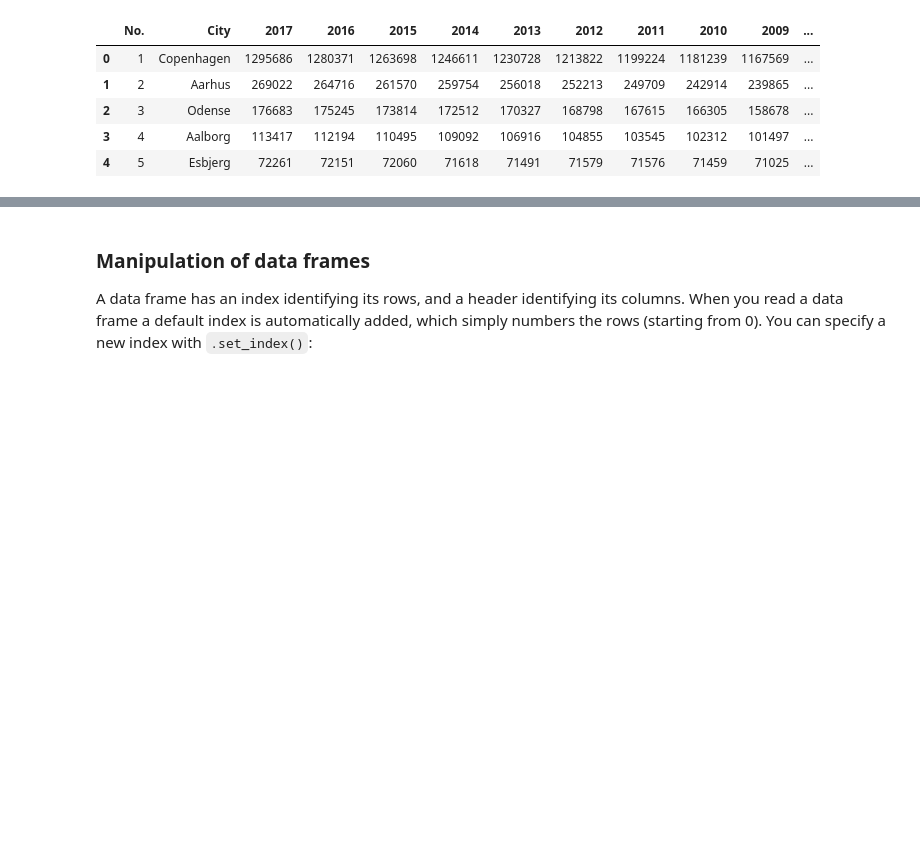
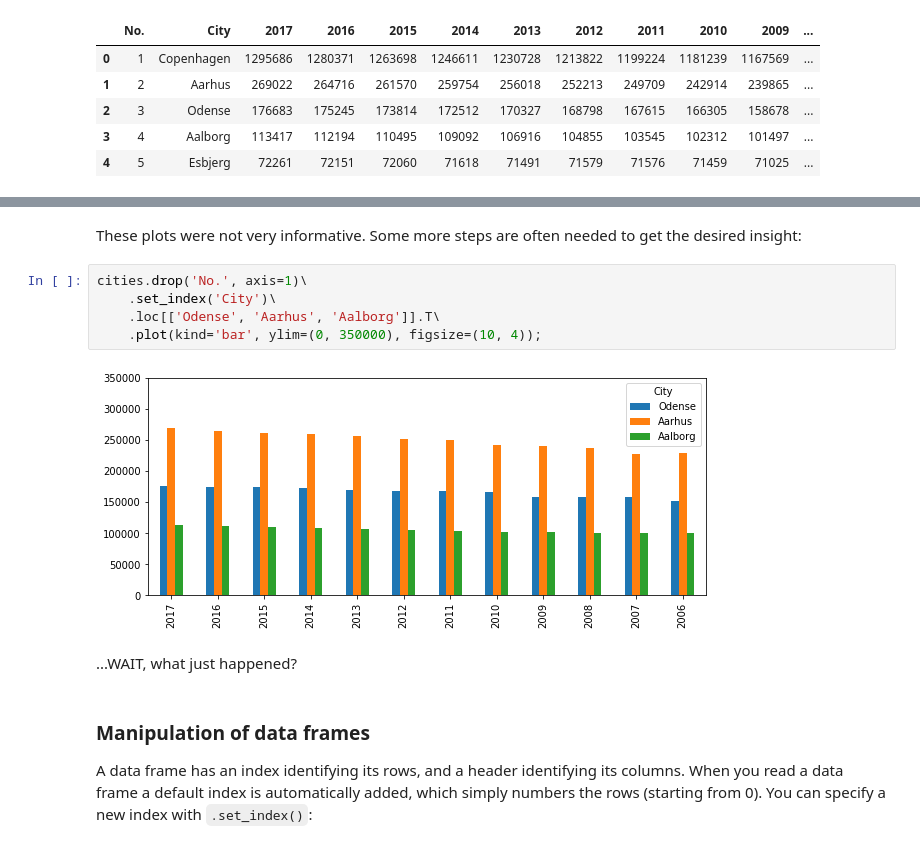
Before and after one commit to krzysztofarendt/deap, a Jupyter notebook: Lecture_4.ipynb, the cells around one changed output, grey strips where cells are left out. Drawn from its saved outputs; the diff is of its cells as text; blank space fills up the shorter version.

```diff
--- a/Lecture_4.ipynb
+++ b/Lecture_4.ipynb
@@ -269,3 +309,14 @@ cities.head()
+# %% [markdown]
+These plots were not very informative. Some more steps are often needed to get the desired insight:
+# %%
+cities.drop('No.', axis=1)\
+    .set_index('City')\
+    .loc[['Odense', 'Aarhus', 'Aalborg']].T\
+    .plot(kind='bar', ylim=(0, 350000), figsize=(10, 4));
+# %% [output]
+[figure, added]
+# %% [markdown]
+...WAIT, what just happened?
 # %% [markdown]
 ### Manipulation of data frames
 
```
Also changed, not shown: parts of 8 cells of this notebook, 3 other files.
